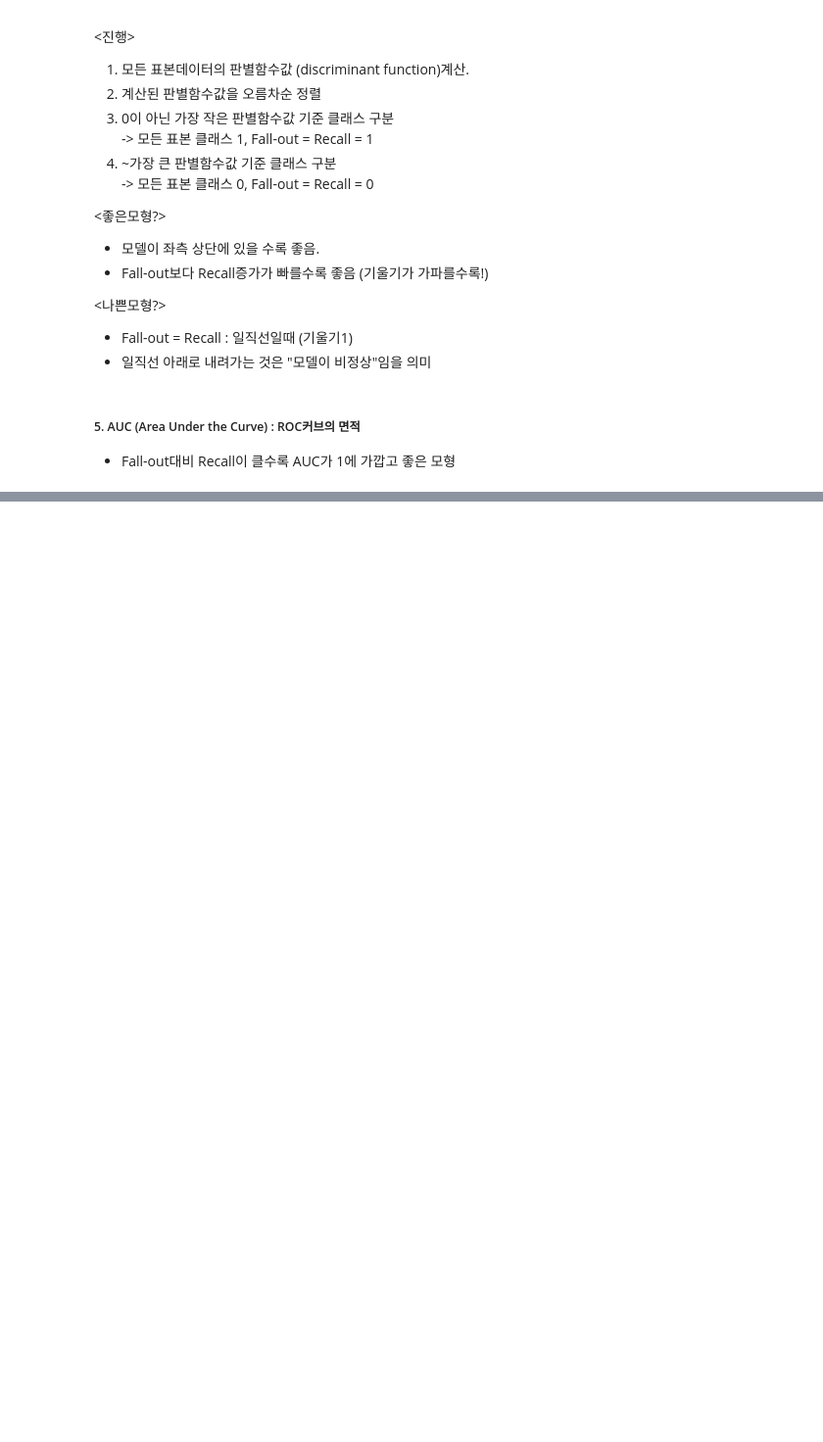
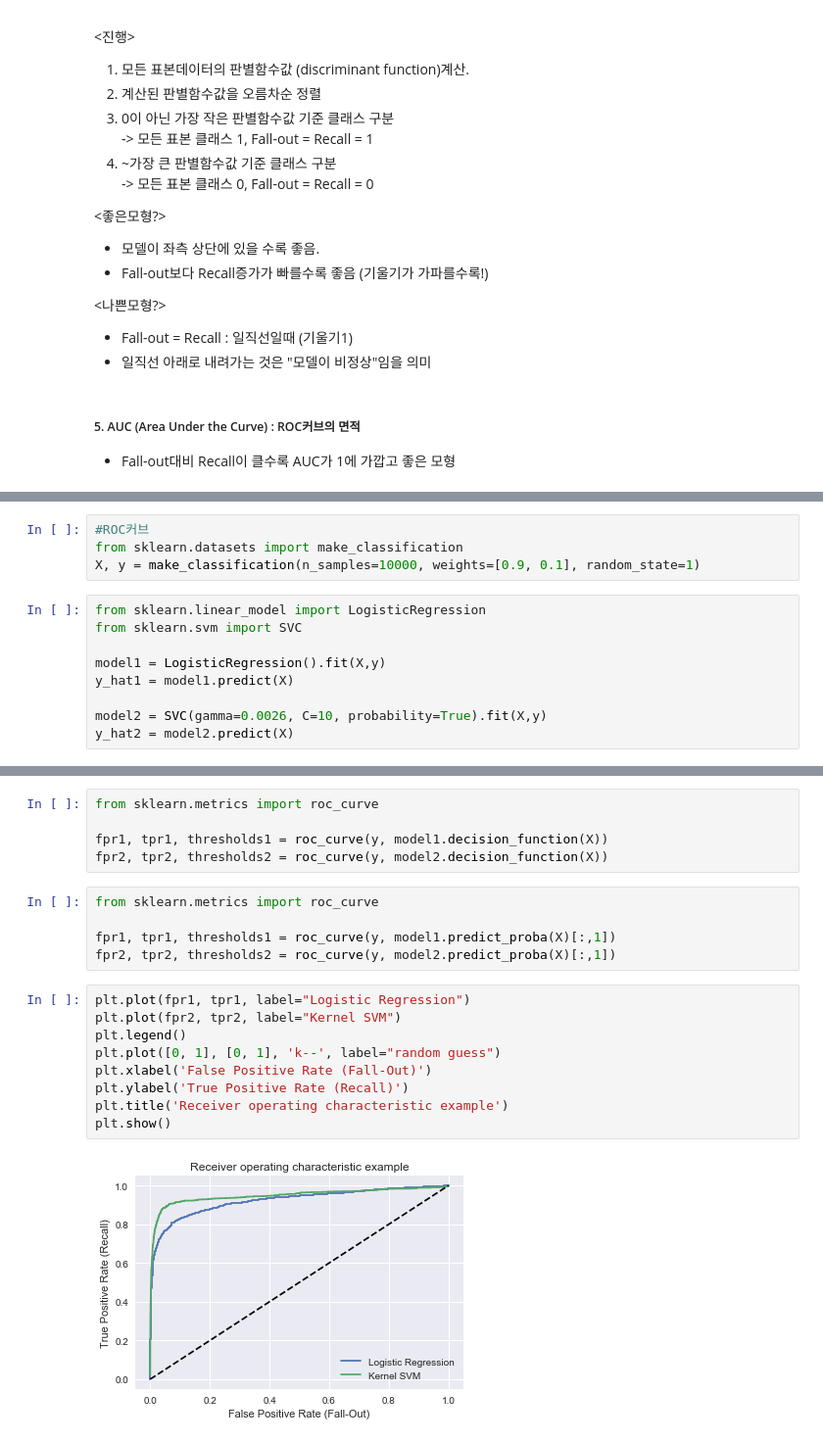
Before and after one commit to seungwooj/_dss_selfstudy, a Jupyter notebook: 2_Mathmatics/0409_분류성능평가.ipynb, the cells around one changed output, grey strips where cells are left out. Shown: that part at 98% size. Saved outputs shown, nothing was run; the diff lists cells and outputs as text; blank space fills up the shorter version.

```diff
--- a/2_Mathmatics/0409_분류성능평가.ipynb
+++ b/2_Mathmatics/0409_분류성능평가.ipynb
@@ -55,0 +83,13 @@
+# %%
+#ROC커브
+from sklearn.datasets import make_classification
+X, y = make_classification(n_samples=10000, weights=[0.9, 0.1], random_state=1)
+# %%
+from sklearn.linear_model import LogisticRegression
+from sklearn.svm import SVC
+
+model1 = LogisticRegression().fit(X,y)
+y_hat1 = model1.predict(X)
+
+model2 = SVC(gamma=0.0026, C=10, probability=True).fit(X,y)
+y_hat2 = model2.predict(X)
@@ -55,0 +124,21 @@
+# %%
+from sklearn.metrics import roc_curve
+
+fpr1, tpr1, thresholds1 = roc_curve(y, model1.decision_function(X))
+fpr2, tpr2, thresholds2 = roc_curve(y, model2.decision_function(X))
+# %%
+from sklearn.metrics import roc_curve
+
+fpr1, tpr1, thresholds1 = roc_curve(y, model1.predict_proba(X)[:,1])
+fpr2, tpr2, thresholds2 = roc_curve(y, model2.predict_proba(X)[:,1])
+# %%
+plt.plot(fpr1, tpr1, label="Logistic Regression")
+plt.plot(fpr2, tpr2, label="Kernel SVM")
+plt.legend()
+plt.plot([0, 1], [0, 1], 'k--', label="random guess")
+plt.xlabel('False Positive Rate (Fall-Out)')
+plt.ylabel('True Positive Rate (Recall)')
+plt.title('Receiver operating characteristic example')
+plt.show()
+# %% [output]
+[figure, added]
```
Also changed, not shown: parts of 10 cells of this notebook.
